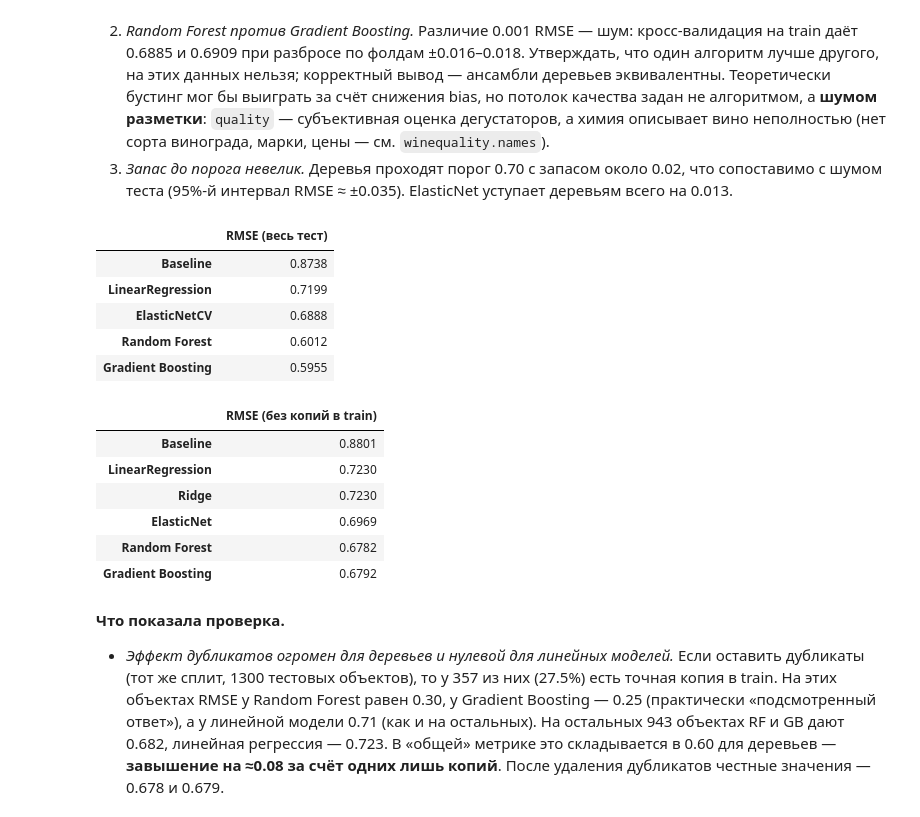
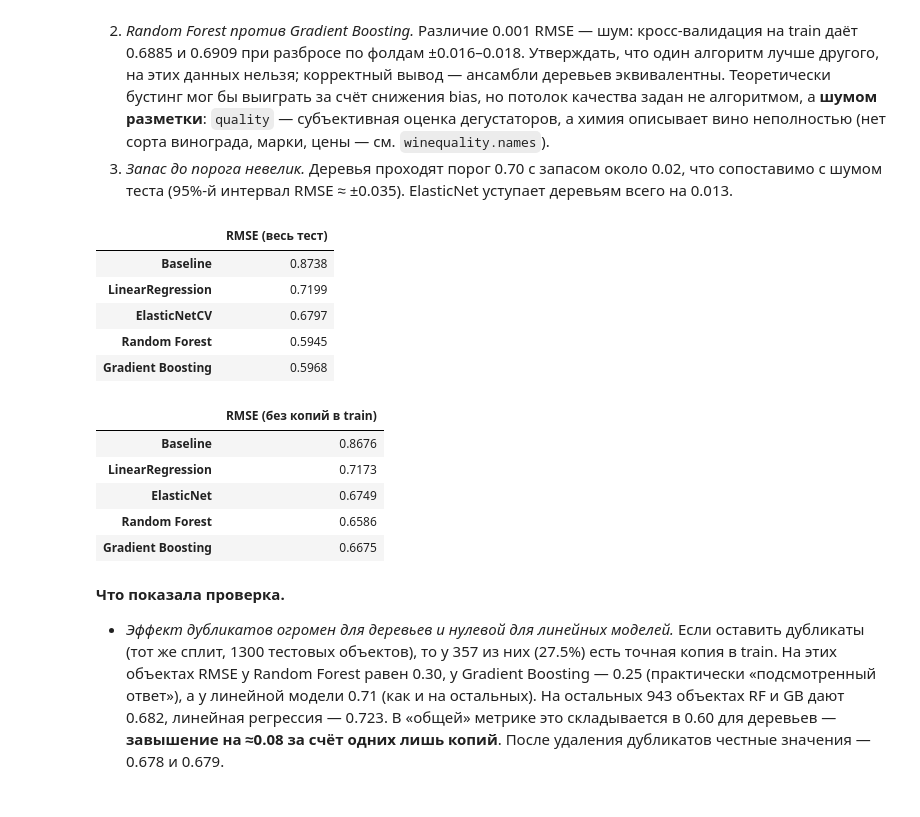
Before and after one commit to dalginichev1/ml_course_mai, a Jupyter notebook: regression/lab1.ipynb, the cells around one changed output. Saved outputs shown, nothing was run; the diff lists cells and outputs as text; code cells hidden in the pictures.

```diff
--- a/regression/lab1.ipynb
+++ b/regression/lab1.ipynb
@@ -349,14 +346,0 @@ display(pd.Series(vif, name="VIF").sort_values(ascending=False).round(1).to_fram
-# %%
-from sklearn.linear_model import Ridge
-from sklearn.preprocessing import StandardScaler
-from sklearn.pipeline import make_pipeline
-
-ridge_model = make_pipeline(
-    StandardScaler(),
-    Ridge(alpha=1),
-)
-
-ridge_model.fit(X_train_log, y_train)
-
-ridge_model_pred = ridge_model.predict(X_test_log)
-evaluate("Ridge", y_test, ridge_model_pred)
@@ -381,9 +363,9 @@ from sklearn.pipeline import make_pipeline
 from sklearn.preprocessing import StandardScaler, PolynomialFeatures, SplineTransformer
 
 elasticNet_model = make_pipeline(
-    PolynomialFeatures(degree=2, include_bias=False, interaction_only=False),
-    SplineTransformer(n_knots=5, degree=3),
+    PolynomialFeatures(degree=2),
     StandardScaler(),
+    SplineTransformer(n_knots=7, degree=3),
     ElasticNetCV(
         l1_ratio=np.linspace(0.001, 1, 5),
         cv=5,
@@ -442,9 +424,9 @@ dtype: float64
 from sklearn.ensemble import RandomForestRegressor
 
 rf_model = RandomForestRegressor(
-    n_estimators=300,
-    max_depth=50,
-    min_samples_leaf=2,
+    n_estimators=420,
+    max_depth=20,
+    min_samples_leaf=1,
     max_features=4,
     random_state=42,
     n_jobs=-1
@@ -471,7 +453,7 @@ $$F_m(x)=F_{m-1}(x)+\eta\cdot h_m(x),$$
 from sklearn.ensemble import GradientBoostingRegressor
 
 gb_model = GradientBoostingRegressor(
-    n_estimators=190,
+    n_estimators=180,
     learning_rate=2e-2,
     max_depth=14,
     subsample=0.38,
@@ -572,48 +553,46 @@ from sklearn.base import clone
 all_preds = {
     "Baseline": predicted_baseline,
     "LinearRegression": linear_model_predicted,
-    "Ridge": ridge_model_pred,
     "ElasticNet": elasticNet_model_pred,
     "Random Forest": predicted_rf,
     "Gradient Boosting": predicted_gb,
 }
 
 Xr, yr = df_raw.drop(columns="quality"), df_raw["quality"]
 Xr_tr, Xr_te, yr_tr, yr_te = train_test_split(Xr, yr, test_size=0.2, random_state=42, stratify=yr)
 keys = set(map(tuple, Xr_tr[feat].round(6).values))
 leak_r = np.array([tuple(r) in keys for r in Xr_te[feat].round(6).values])
 r_preds = {
     "Baseline": np.full(len(yr_te), yr_tr.mean()),
     "LinearRegression": clone(linear_model).fit(add_log(Xr_tr), yr_tr).predict(add_log(Xr_te)),
     "ElasticNetCV": clone(elasticNet_model).fit(add_log(Xr_tr), yr_tr).predict(add_log(Xr_te)),
     "Random Forest": clone(rf_model).fit(Xr_tr, yr_tr).predict(Xr_te),
     "Gradient Boosting": clone(gb_model).fit(Xr_tr, yr_tr).predict(Xr_te),
 }
 rows = {}
 for n, p in r_preds.items():
     rows[n] = {"RMSE (весь тест)": root_mean_squared_error(yr_te, p)
     }
 display(pd.DataFrame(rows).T.round(4))
 rows.clear()
 
 for n, p in all_preds.items():
     rows[n] = {"RMSE (без копий в train)": root_mean_squared_error(y_test, p)
     }
 display(pd.DataFrame(rows).T.round(4))
 # %% [output]
 |  | RMSE (весь тест) |
 | Baseline | 0.8738 |
 | LinearRegression | 0.7199 |
-| ElasticNetCV | 0.6888 |
-| Random Forest | 0.6012 |
-| Gradient Boosting | 0.5955 |
+| ElasticNetCV | 0.6797 |
+| Random Forest | 0.5945 |
+| Gradient Boosting | 0.5968 |
 |  | RMSE (без копий в train) |
-| Baseline | 0.8801 |
-| LinearRegression | 0.7230 |
-| Ridge | 0.7230 |
-| ElasticNet | 0.6969 |
-| Random Forest | 0.6782 |
-| Gradient Boosting | 0.6792 |
+| Baseline | 0.8676 |
+| LinearRegression | 0.7173 |
+| ElasticNet | 0.6749 |
+| Random Forest | 0.6586 |
+| Gradient Boosting | 0.6675 |
 # %% [markdown]
 **Что показала проверка.**
 - *Эффект дубликатов огромен для деревьев и нулевой для линейных моделей.* Если оставить дубликаты (тот же сплит, 1300 тестовых объектов), то у 357 из них (27.5%) есть точная копия в train. На этих объектах RMSE у Random Forest равен 0.30, у Gradient Boosting — 0.25 (практически «подсмотренный ответ»), а у линейной модели 0.71 (как и на остальных). На остальных 943 объектах RF и GB дают 0.682, линейная регрессия — 0.723. В «общей» метрике это складывается в 0.60 для деревьев — **завышение на ≈0.08 за счёт одних лишь копий**. После удаления дубликатов честные значения — 0.678 и 0.679.
```
Also changed, not shown: parts of 37 cells of this notebook, 1 other file.
